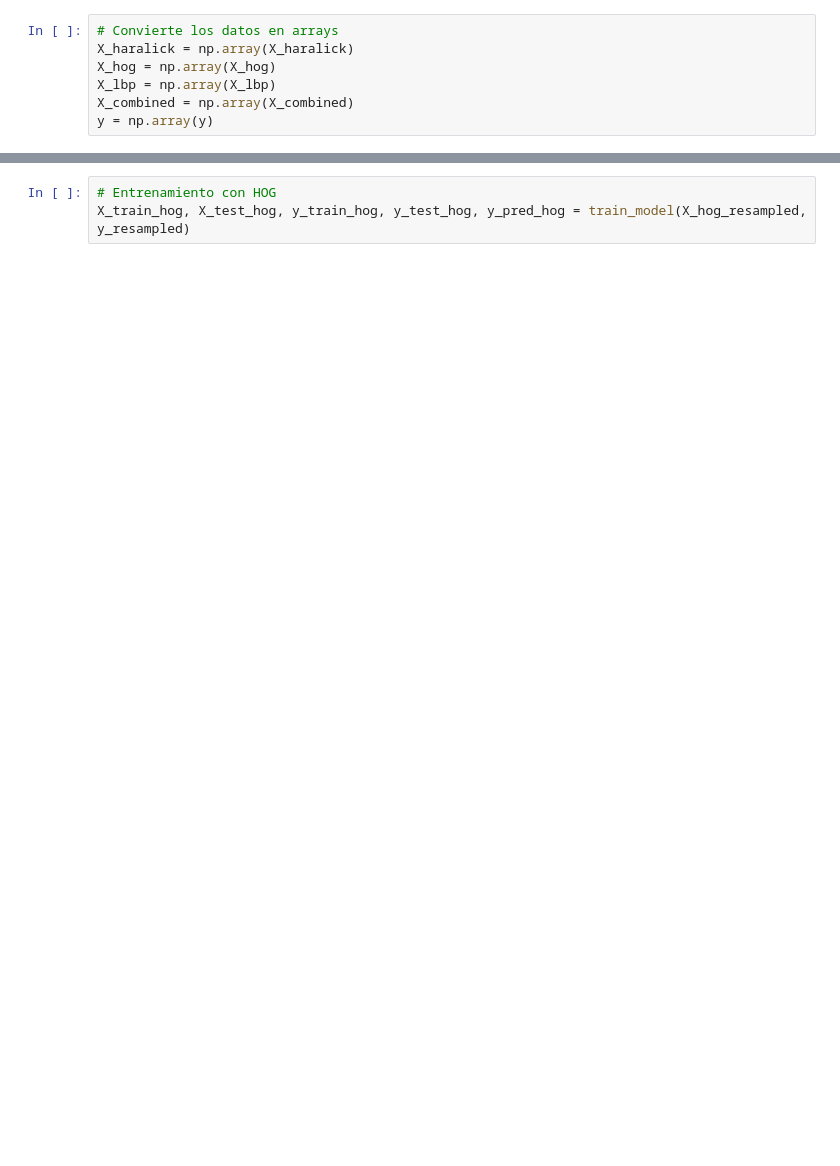
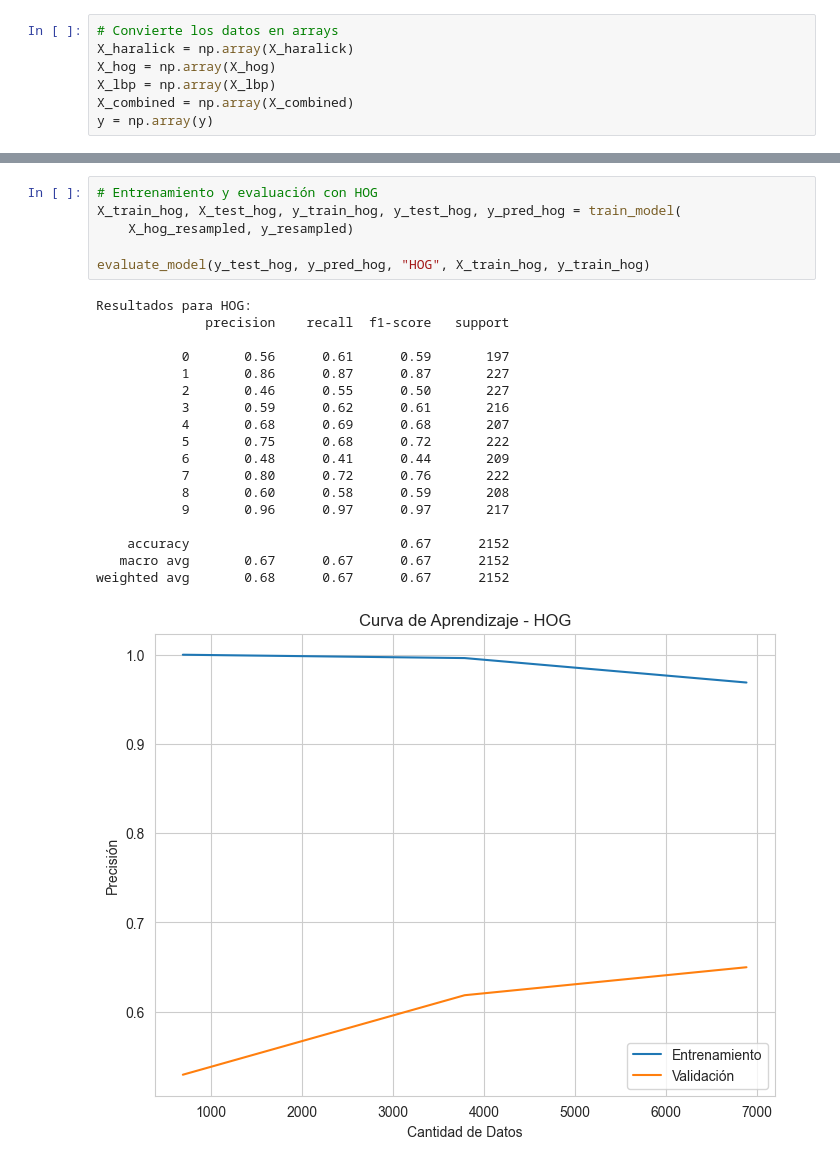
Before and after one commit to asier-ortiz/ai-course-notebooks, a Jupyter notebook: eurosat_test.ipynb, the cells around one changed output, grey strips where cells are left out. Drawn from its saved outputs; the diff is of its cells as text; blank space fills up the shorter version.

```diff
--- a/eurosat_test.ipynb
+++ b/eurosat_test.ipynb
@@ -187,4 +287,26 @@ X_train_haralick, X_test_haralick, y_train_haralick, y_test_haralick, y_pred_har
 # %%
-# Entrenamiento con HOG
-X_train_hog, X_test_hog, y_train_hog, y_test_hog, y_pred_hog = train_model(X_hog_resampled, y_resampled)
+# Entrenamiento y evaluación con HOG
+X_train_hog, X_test_hog, y_train_hog, y_test_hog, y_pred_hog = train_model(
+    X_hog_resampled, y_resampled)
+
+evaluate_model(y_test_hog, y_pred_hog, "HOG", X_train_hog, y_train_hog)
+# %% [output]
+Resultados para HOG:
+              precision    recall  f1-score   support
+
+           0       0.56      0.61      0.59       197
+           1       0.86      0.87      0.87       227
+           2       0.46      0.55      0.50       227
+           3       0.59      0.62      0.61       216
+           4       0.68      0.69      0.68       207
+           5       0.75      0.68      0.72       222
+           6       0.48      0.41      0.44       209
+           7       0.80      0.72      0.76       222
+           8       0.60      0.58      0.59       208
+           9       0.96      0.97      0.97       217
+
+    accuracy                           0.67      2152
+   macro avg       0.67      0.67      0.67      2152
+weighted avg       0.68      0.67      0.67      2152
+[figure, added]
 # %%
```
Also changed, not shown: parts of 21 cells of this notebook.
